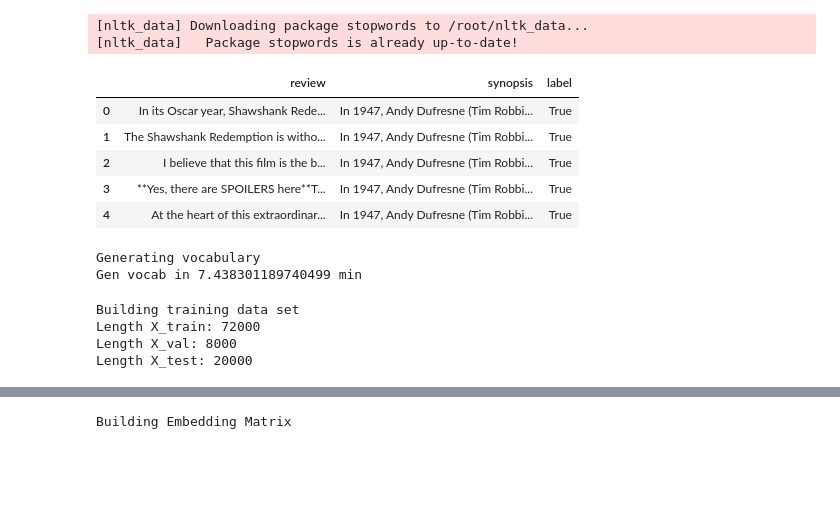
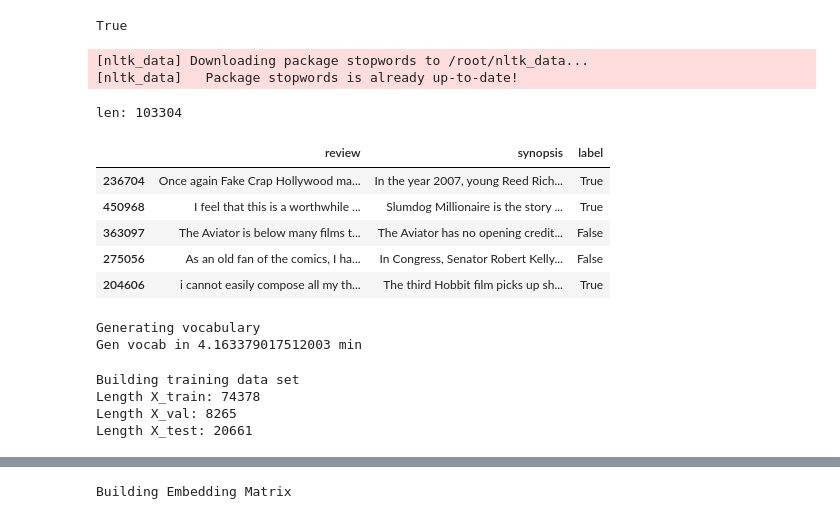
Before and after one commit to hsh814/principle-of-deep-learning, a Jupyter notebook: malstm_imdb.ipynb, the cells around one changed output, grey strips where cells are left out. Drawn from its saved outputs; the diff is of its cells as text; code cells hidden in the pictures; blank space fills up the shorter version.

```diff
--- a/malstm_imdb.ipynb
+++ b/malstm_imdb.ipynb
@@ -53,18 +44,35 @@ from tensorflow.keras.models import Model
 from sklearn.model_selection import train_test_split
 from keras.optimizers import Adadelta, Adam
 from keras.callbacks import ModelCheckpoint, EarlyStopping
+# %%
+tensorflow.test.is_built_with_cuda()
+# %% [output]
+True
 # %%
 # Unzip dataset https://www.kaggle.com/datasets/rmisra/imdb-spoiler-dataset
 # !unzip /content/drive/MyDrive/UNIST/deep-learning/imdb-spoiler-dataset.zip -d /content/data
+# %%
+# files
+preprocessed_file = '/root/lstm/data/preprocessed.csv'
+review_file = '/root/lstm/data/IMDB_reviews.json'
+movie_file = '/root/lstm/data/IMDB_movie_details.json'
+# https://drive.google.com/file/d/0B7XkCwpI5KDYNlNUTTlSS21pQmM/edit?resourcekey=0-wjGZdNAUop6WykTtMip30g
+google_embeddings = '/root/lstm/GoogleNews-vectors-negative300.bin.gz'
+ckpt_filepath = '/root/lstm/saved_models_manhtn/lr1-san-adam--{epoch:02d}-{val_loss:.5f}.hdf5'
+
+# files in colab
+# preprocessed_file = '/content/drive/MyDrive/UNIST/deep-learning/preprocessed.csv'
+# review_file = '/content/data/IMDB_reviews.json'
+# movie_file = '/content/data/IMDB_movie_details.json'
+# # https://drive.google.com/file/d/0B7XkCwpI5KDYNlNUTTlSS21pQmM/edit?resourcekey=0-wjGZdNAUop6WykTtMip30g
+# google_embeddings = '/content/drive/MyDrive/UNIST/deep-learning/GoogleNews-vectors-negative300.bin.gz'
+# ckpt_filepath = '/content/drive/My Drive/Colab Notebooks/saved_models_manhtn/lr1-san-adam--{epoch:02d}-{val_loss:.5f}.hdf5'
 # %%
 # Load data
 nltk.download('stopwords')
-preprocessed_file = '/content/drive/MyDrive/UNIST/deep-learning/preprocessed.csv'
 if not os.path.exists(preprocessed_file):
-    review_file = '/content/data/IMDB_reviews.json'
     review_data = pd.read_json(review_file, lines = True)
     review_data.head()
-    movie_file = '/content/data/IMDB_movie_details.json'
     movie_data = pd.read_json(movie_file, lines = True)
     movie_map = dict()
     # movie_list = movie_data.
@@ -89,14 +97,14 @@ if not os.path.exists(preprocessed_file):
         movie_info = movie_map[str(movie_id)]
         tmp_list.append(movie_info)
     input_data = pd.DataFrame({"review": review_data["review_text"], "synopsis": tmp_list, 'label': review_data["is_spoiler"]})
-    input_data.to_csv("/content/drive/MyDrive/UNIST/deep-learning/preprocessed.csv", index=False)
+    input_data.to_csv(preprocessed_file, index=False)
     input_data.head()
 # %% [output]
 [nltk_data] Downloading package stopwords to /root/nltk_data...
 [nltk_data]   Package stopwords is already up-to-date!
 # %%
 # rows_count  = 300000
-rows_count  = 100000
+rows_count  = 600000
 test_ratio  = 0.80 # divide into train and test data
 train_ratio = 0.90 # divide into train and validation data
 random_state = 200
@@ -121,14 +129,17 @@ word_to_count = dict()
 # train_data, test_data, train_label, test_label = train_test_split(input_data, label, test_size=0.2, random_state=42)
 # %%
 data_df = pd.read_csv(preprocessed_file, nrows=rows_count)
+data_df = data_df.sample(frac=0.18, random_state=random_state)
+print(f"len: {len(data_df)}")
 data_df.head()
 # %% [output]
+len: 103304
 |  | review | synopsis | label |
-| 0 | In its Oscar year, Shawshank Rede... | In 1947, Andy Dufresne (Tim Robbi... | True |
-| 1 | The Shawshank Redemption is witho... | In 1947, Andy Dufresne (Tim Robbi... | True |
-| 2 | I believe that this film is the b... | In 1947, Andy Dufresne (Tim Robbi... | True |
-| 3 | **Yes, there are SPOILERS here**T... | In 1947, Andy Dufresne (Tim Robbi... | True |
-| 4 | At the heart of this extraordinar... | In 1947, Andy Dufresne (Tim Robbi... | True |
+| 236704 | Once again Fake Crap Hollywood ma... | In the year 2007, young Reed Rich... | True |
+| 450968 | I feel that this is a worthwhile ... | Slumdog Millionaire is the story ... | True |
+| 363097 | The Aviator is below many films t... | The Aviator has no opening credit... | False |
+| 275056 | As an old fan of the comics, I ha... | In Congress, Senator Robert Kelly... | False |
+| 204606 | i cannot easily compose all my th... | The third Hobbit film picks up sh... | True |
 # %%
 def text_to_word_list(text):
   ''' Pre process and convert texts to a list of words '''
@@ -210,7 +221,7 @@ data_df.head()
 print(f"Gen vocab in {(time() - start) / 60} min")
 # %% [output]
 Generating vocabulary
-Gen vocab in 7.438301189740499 min
+Gen vocab in 4.163379017512003 min
 # %%
 def preprocess_data():
   print('Building training data set')
@@ -242,7 +253,7 @@ print('Length X_val: ' + str(len(x_val[0])))
 print('Length X_test: ' + str(len(x_test[0])))
 # %% [output]
 Building training data set
-Length X_train: 72000
-Length X_val: 8000
-Length X_test: 20000
+Length X_train: 74378
+Length X_val: 8265
+Length X_test: 20661
 # %%
```
Also changed, not shown: parts of 15 cells of this notebook, 3 other files.
